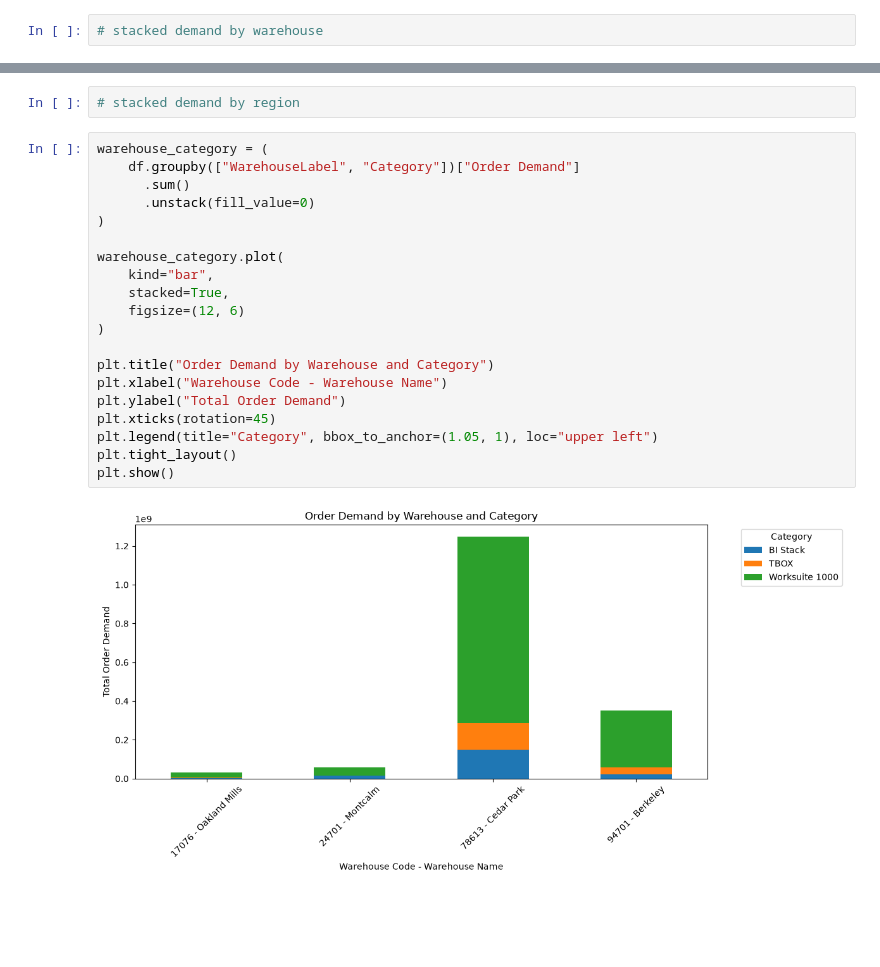
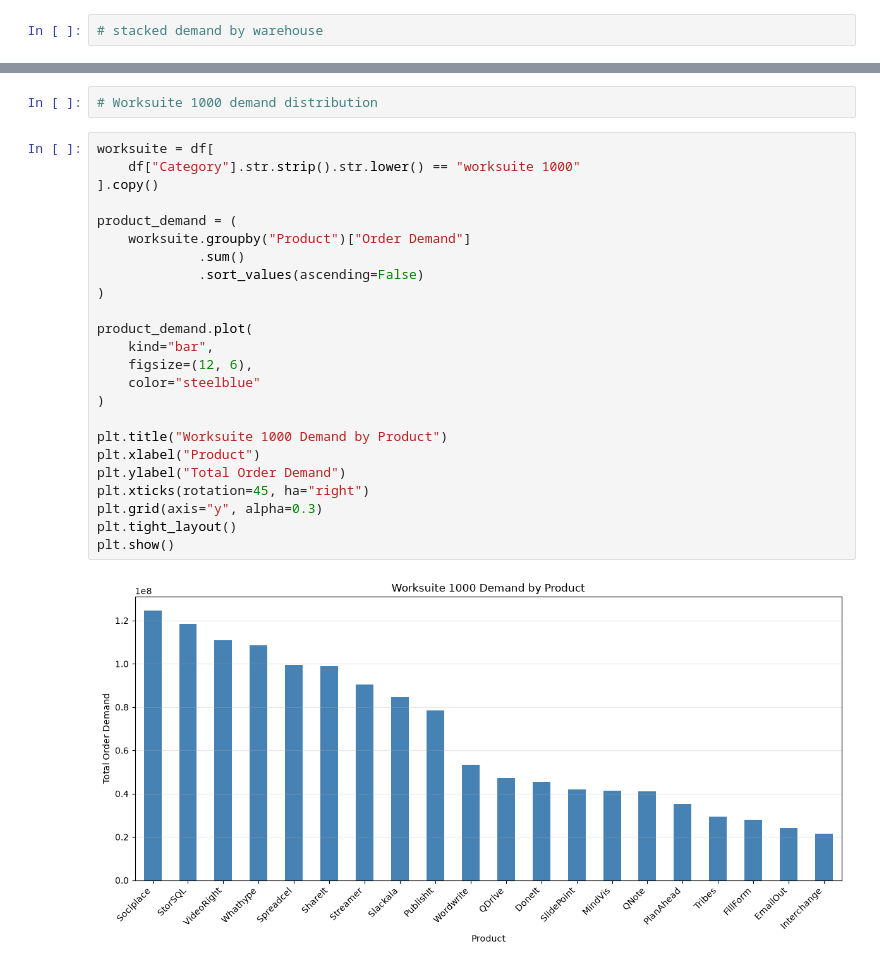
Before and after one commit to maipham-ctrl/Nova_Retail, a Jupyter notebook: main.ipynb, the cells around one changed output, grey strips where cells are left out. Drawn from its saved outputs; the diff is of its cells as text; blank space fills up the shorter version.

```diff
--- a/main.ipynb
+++ b/main.ipynb
@@ -435,24 +435,28 @@ plt.show()
-# %%
-# stacked demand by region
-# %%
-warehouse_category = (
-    df.groupby(["WarehouseLabel", "Category"])["Order Demand"]
-      .sum()
-      .unstack(fill_value=0)
-)
-
-warehouse_category.plot(
-    kind="bar",
-    stacked=True,
-    figsize=(12, 6)
-)
-
-plt.title("Order Demand by Warehouse and Category")
-plt.xlabel("Warehouse Code - Warehouse Name")
-plt.ylabel("Total Order Demand")
-plt.xticks(rotation=45)
-plt.legend(title="Category", bbox_to_anchor=(1.05, 1), loc="upper left")
-plt.tight_layout()
-plt.show()
-# %% [output]
-[figure, removed]
+# %%
+# Worksuite 1000 demand distribution
+# %%
+worksuite = df[
+    df["Category"].str.strip().str.lower() == "worksuite 1000"
+].copy()
+
+product_demand = (
+    worksuite.groupby("Product")["Order Demand"]
+             .sum()
+             .sort_values(ascending=False)
+)
+
+product_demand.plot(
+    kind="bar",
+    figsize=(12, 6),
+    color="steelblue"
+)
+
+plt.title("Worksuite 1000 Demand by Product")
+plt.xlabel("Product")
+plt.ylabel("Total Order Demand")
+plt.xticks(rotation=45, ha="right")
+plt.grid(axis="y", alpha=0.3)
+plt.tight_layout()
+plt.show()
+# %% [output]
+[figure, added]
```
Also changed, not shown: parts of 1 cell of this notebook.
